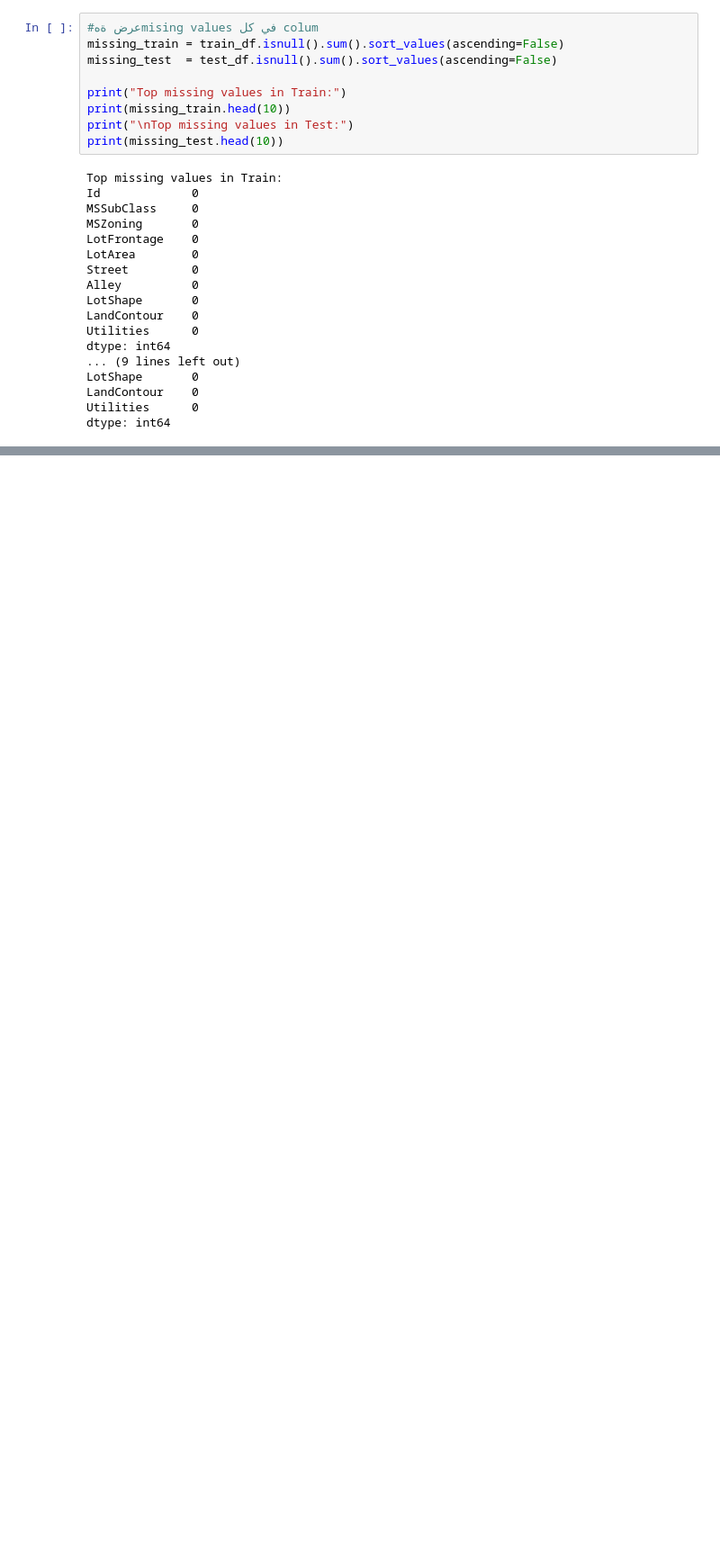
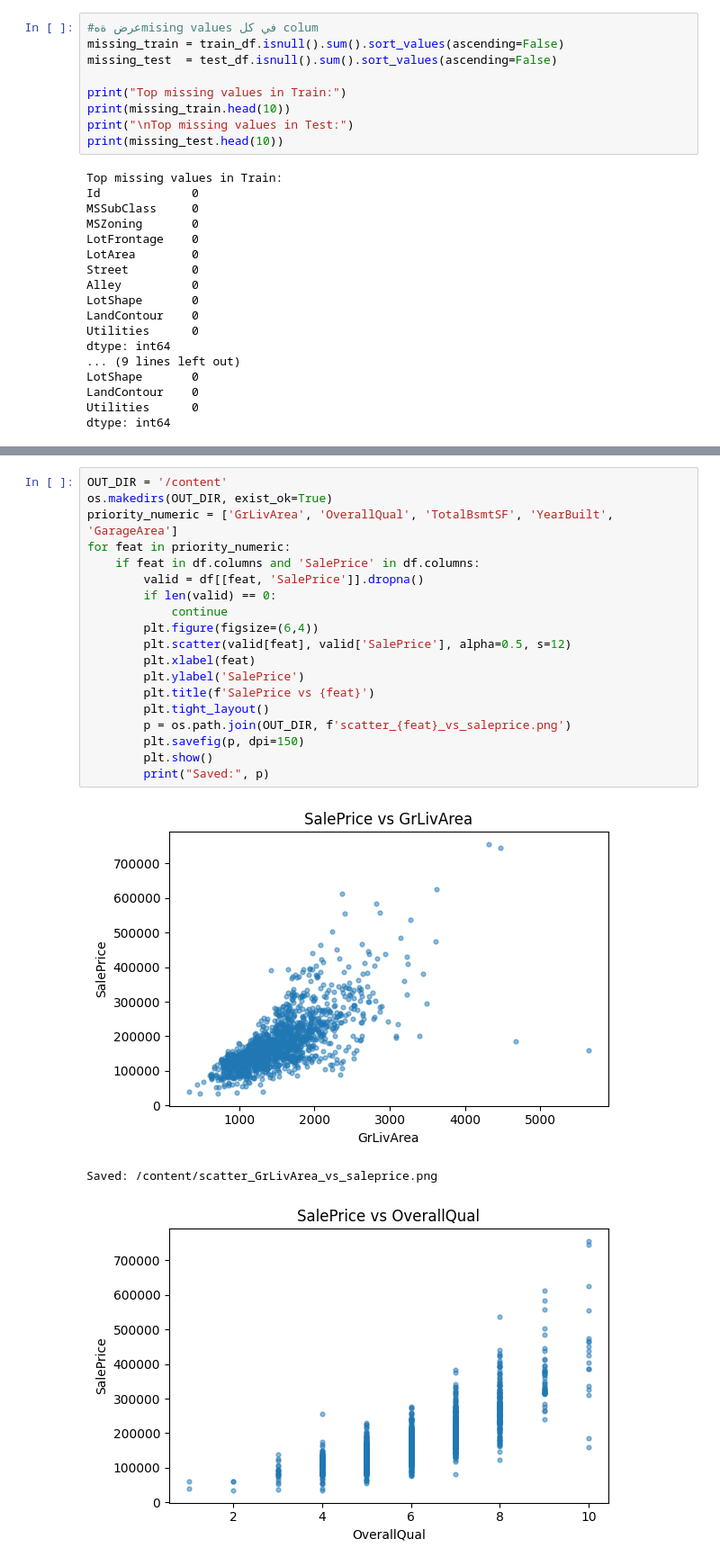
Before and after one commit to ranaosamaahmed37-cloud/AI_ITI_Project, a Jupyter notebook: project_iti_t8.ipynb, the cells around one changed output, grey strips where cells are left out. Shown at 90% size. Cells and saved outputs as stored; diff of their text form; blank space fills up the shorter version.

```diff
--- a/project_iti_t8.ipynb
+++ b/project_iti_t8.ipynb
@@ -157,0 +431,23 @@ dtype: int64
+# %%
+OUT_DIR = '/content'
+os.makedirs(OUT_DIR, exist_ok=True)
+priority_numeric = ['GrLivArea', 'OverallQual', 'TotalBsmtSF', 'YearBuilt', 'GarageArea']
+for feat in priority_numeric:
+    if feat in df.columns and 'SalePrice' in df.columns:
+        valid = df[[feat, 'SalePrice']].dropna()
+        if len(valid) == 0:
+            continue
+        plt.figure(figsize=(6,4))
+        plt.scatter(valid[feat], valid['SalePrice'], alpha=0.5, s=12)
+        plt.xlabel(feat)
+        plt.ylabel('SalePrice')
+        plt.title(f'SalePrice vs {feat}')
+        plt.tight_layout()
+        p = os.path.join(OUT_DIR, f'scatter_{feat}_vs_saleprice.png')
+        plt.savefig(p, dpi=150)
+        plt.show()
+        print("Saved:", p)
+# %% [output]
+[figure, added]
+Saved: /content/scatter_GrLivArea_vs_saleprice.png
+[figure, added]
```
Also changed, not shown: parts of 44 cells of this notebook.
